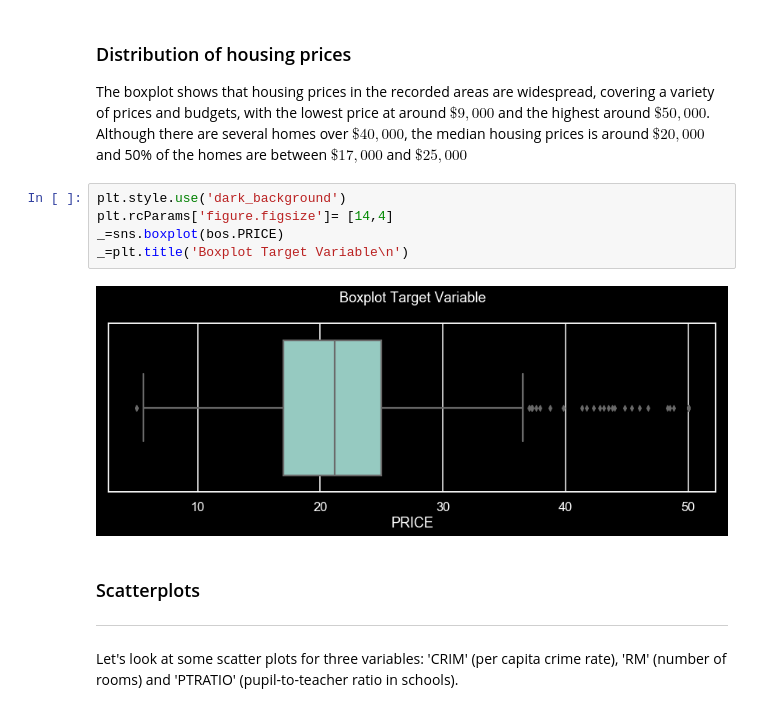
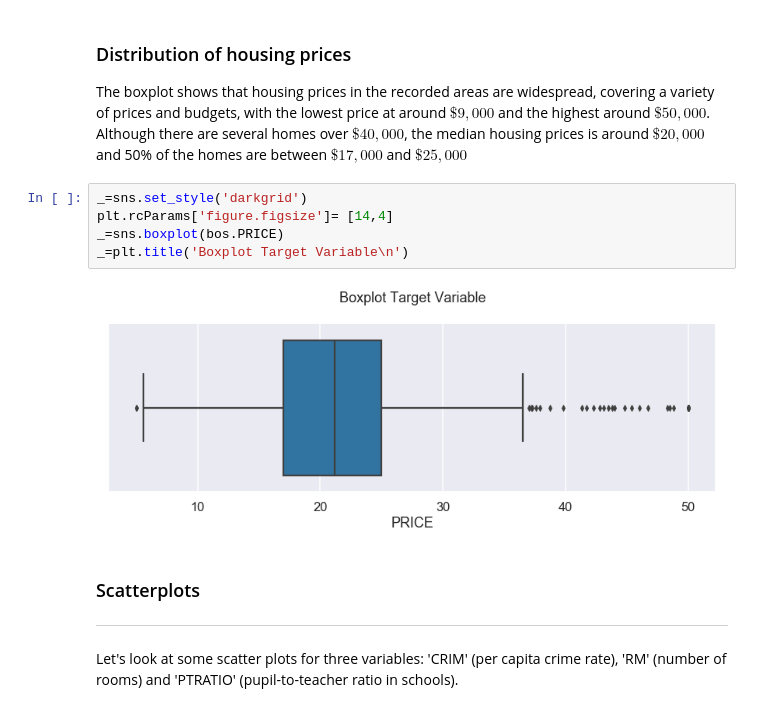
Before and after one commit to MeierG/Data-Science-Projects, a Jupyter notebook: Boston-housing-linear-regression/Boston-housing-Linear_Regression.ipynb, the cells around one changed output. Drawn from its saved outputs; the diff is of its cells as text.

```diff
--- a/Boston-housing-linear-regression/Boston-housing-Linear_Regression.ipynb
+++ b/Boston-housing-linear-regression/Boston-housing-Linear_Regression.ipynb
@@ -246,12 +244,12 @@ bos.describe()
 ### Distribution of housing prices
 <p>The boxplot shows that housing prices in the recorded areas are widespread, covering a variety of prices and budgets, with the lowest price at around $\$ 9,000$ and the highest around $\$ 50,000$. Although there are several homes over $\$ 40,000$, the median housing prices is around $\$ 20,000$ and 50% of the homes are between $\$ 17,000$ and $\$ 25,000$</p>
 # %%
-plt.style.use('dark_background')
+_=sns.set_style('darkgrid')
 plt.rcParams['figure.figsize']= [14,4]
 _=sns.boxplot(bos.PRICE)
 _=plt.title('Boxplot Target Variable\n')
 # %% [output]
-[figure, old version]
+[figure, new version]
 # %% [markdown]
 ### Scatterplots
 ***
```
Also changed, not shown: parts of 24 cells of this notebook.
